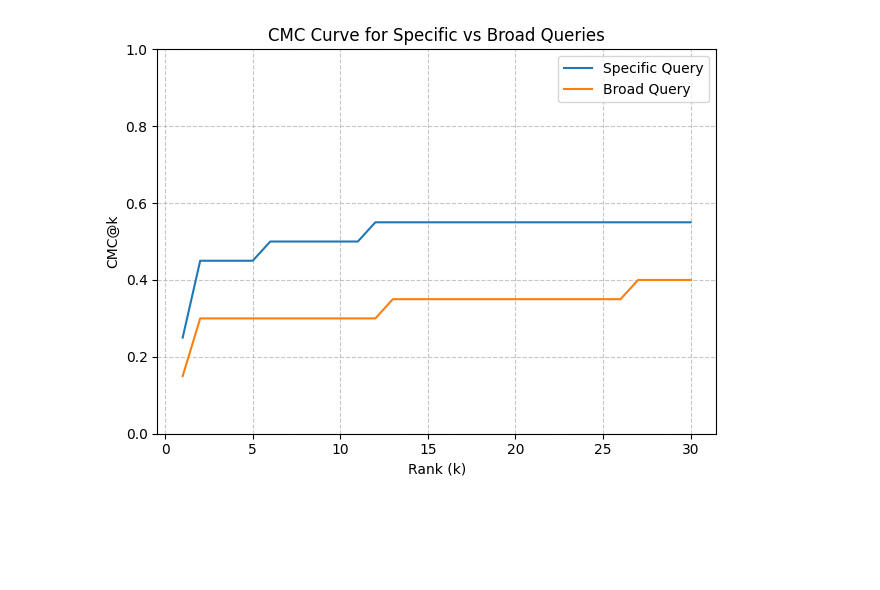
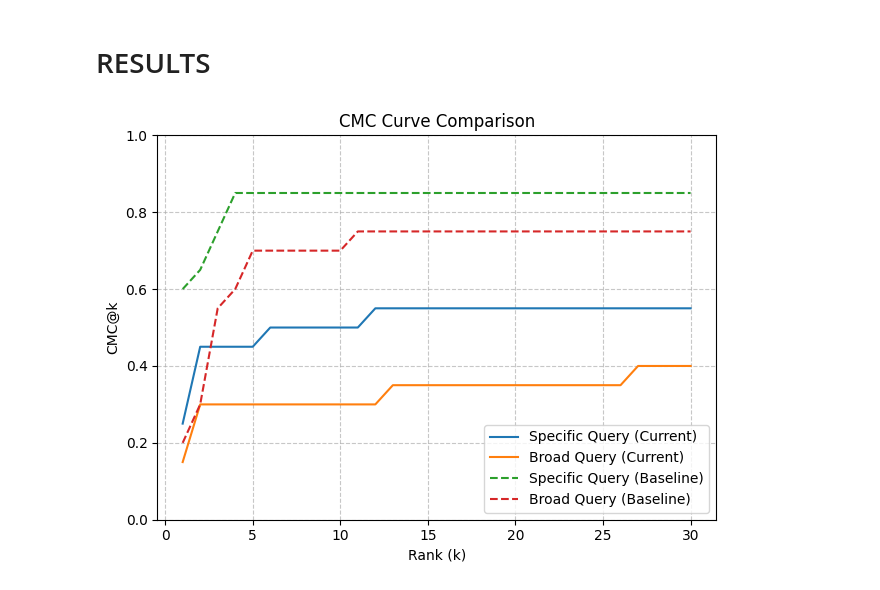
Before and after one commit to UL-FRI-NLP-Course/ul-fri-nlp-course-project-2024-2025-optimus-prime, a Jupyter notebook: code/cmc_curve.ipynb, the cells around one changed output. Saved outputs shown, nothing was run; the diff lists cells and outputs as text; code cells hidden in the pictures; blank space fills up the shorter version.

Commit message:
Added cmc for baseline

```diff
--- a/code/cmc_curve.ipynb
+++ b/code/cmc_curve.ipynb
@@ -1,31 +1,54 @@
+# %% [markdown]
+# RESULTS
 # %%
 import numpy as np
 import matplotlib.pyplot as plt
 
-specific_ranks = [np.inf, 12, 1, np.inf, 1, 6, 2, 2, 1, np.inf, 1, np.inf, 2, np.inf, np.inf, 1, np.inf, np.inf, np.inf, 2]
-broad_ranks = [np.inf, np.inf, 2, np.inf, 1, 27, 13, 1, np.inf, np.inf, np.inf, np.inf, np.inf, np.inf, 2, 2, np.inf, np.inf, np.inf, 1]
+specific_ranks = [
+    np.inf, 12, 1, np.inf, 1, 6, 2, 2, 1, np.inf, 1, np.inf, 2,
+    np.inf, np.inf, 1, np.inf, np.inf, np.inf, 2
+    ]
+broad_ranks = [
+    np.inf, np.inf, 2, np.inf, 1, 27, 13, 1, np.inf, np.inf,
+    np.inf, np.inf, np.inf, np.inf, 2, 2, np.inf, np.inf, np.inf, 1
+    ]
+
+
+specific_ranks_baseline= [
+    np.inf, 3, 3, np.inf, 1, 1, 1, 1, 1, 1,
+    4, 2, 1, np.inf, 4, 1, 1, 1, 1, 1
+]
+broad_ranks_baseline = [
+    np.inf, 3, 1, 5, 3, 2, 5, 3, 1, np.inf,
+    1, 3, 4, np.inf, np.inf, 3, 2, np.inf, 1, 11
+]
+
 
 # To use with other data, save as .npy or csv and load accordingly
 
 def compute_cmc(ranks, max_rank=30):
     cmc = np.zeros(max_rank)
     for k in range(1, max_rank + 1):
         cmc[k - 1] = np.sum(np.array(ranks) <= k) / len(ranks)
     return cmc
 
 cmc_specific = compute_cmc(specific_ranks)
 cmc_broad = compute_cmc(broad_ranks)
+cmc_specific_baseline = compute_cmc(specific_ranks_baseline)
+cmc_broad_baseline = compute_cmc(broad_ranks_baseline)
 
-# Plotting
-plt.plot(range(1, 31), cmc_specific, label='Specific Query')
-plt.plot(range(1, 31), cmc_broad, label='Broad Query')
+plt.plot(range(1, 31), cmc_specific, label='Specific Query (Current)')
+plt.plot(range(1, 31), cmc_broad, label='Broad Query (Current)')
+plt.plot(range(1, 31), cmc_specific_baseline, linestyle='--', label='Specific Query (Baseline)')
+plt.plot(range(1, 31), cmc_broad_baseline, linestyle='--', label='Broad Query (Baseline)')
+
 plt.xlabel('Rank (k)')
 plt.ylabel('CMC@k')
-plt.title('CMC Curve for Specific vs Broad Queries')
+plt.title('CMC Curve Comparison')
 plt.legend()
 plt.grid(True, linestyle='--', alpha=0.7)
 plt.ylim(0, 1)
 plt.tight_layout()
 plt.show()
 # %% [output]
-[figure, old version]
+[figure, new version]
```
Also changed, not shown: 9 other files.
